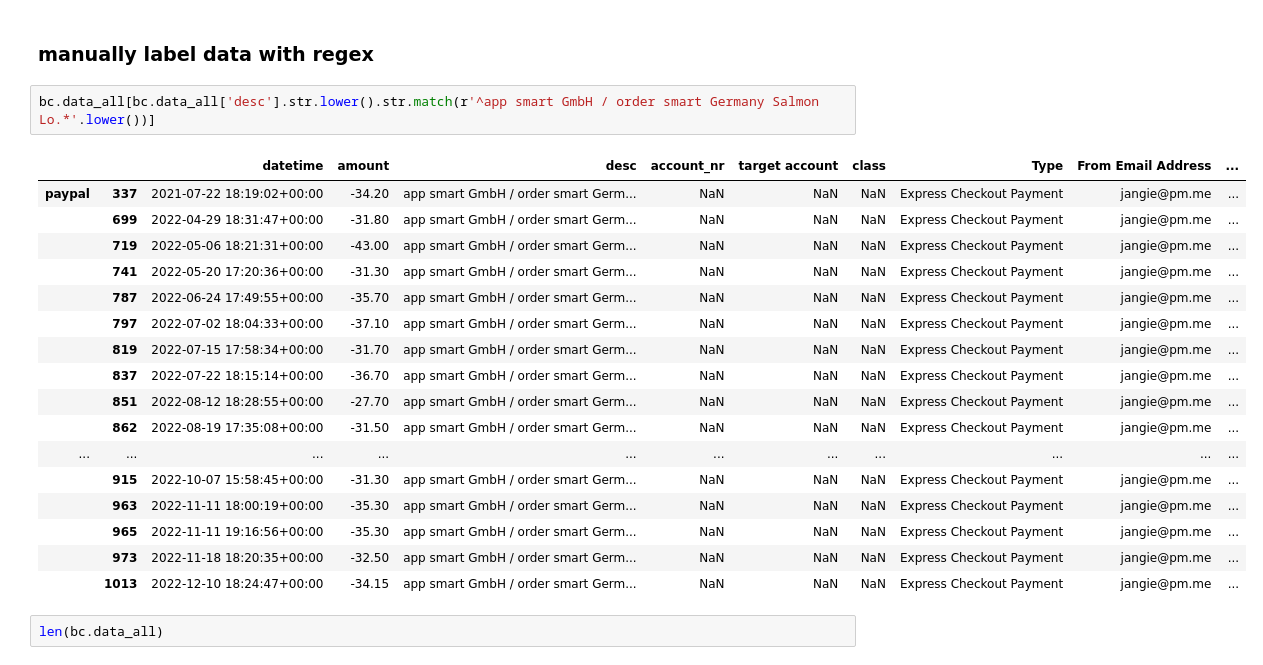
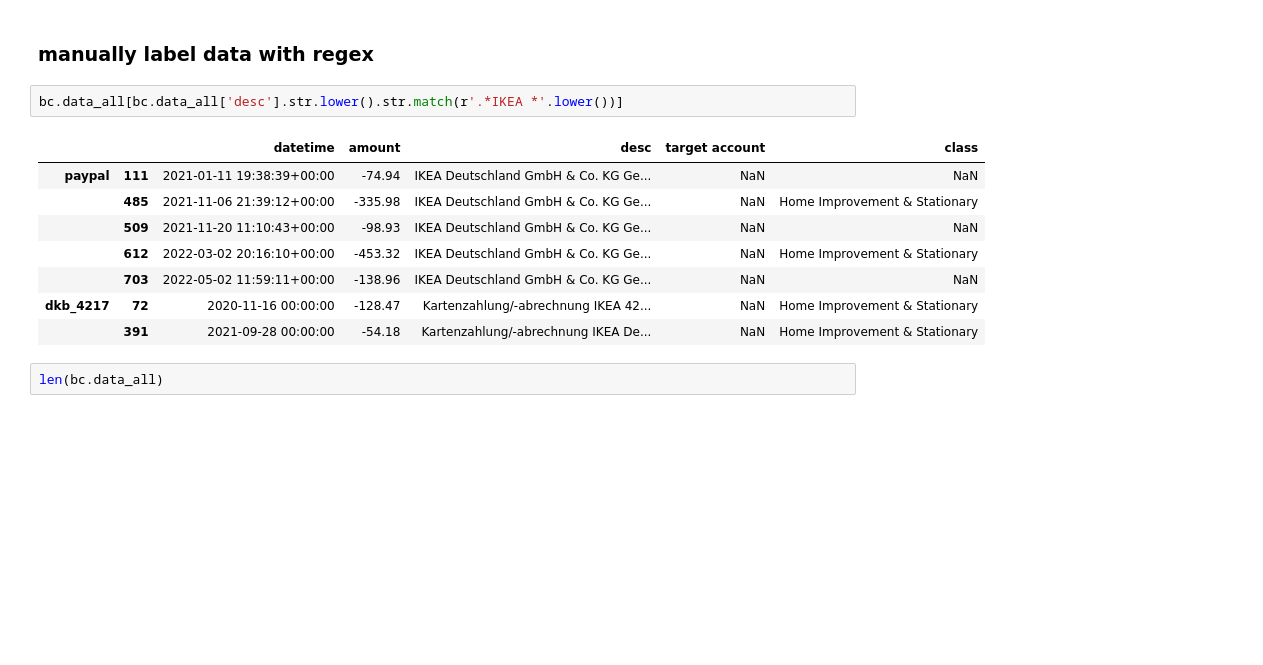
Before and after one commit to JanGieseler/BankClassify, a Jupyter notebook: notebooks/add_data.ipynb, the cells around one changed output. Cells and saved outputs as stored; diff of their text form; blank space fills up the shorter version.

```diff
--- a/notebooks/add_data.ipynb
+++ b/notebooks/add_data.ipynb
@@ -431,25 +448,16 @@ documents
 # %% [markdown]
 ### manually label data with regex
 # %%
-bc.data_all[bc.data_all['desc'].str.lower().str.match(r'^app smart GmbH / order smart Germany Salmon Lo.*'.lower())]
+bc.data_all[bc.data_all['desc'].str.lower().str.match(r'.*IKEA *'.lower())]
 # %% [output]
-|  |  | datetime | amount | desc | account_nr | target account | class | Type | From Email Address | ... |
-| paypal | 337 | 2021-07-22 18:19:02+00:00 | -34.20 | app smart GmbH / order smart Germ... | NaN | NaN | NaN | Express Checkout Payment | jangie@pm.me | ... |
-|  | 699 | 2022-04-29 18:31:47+00:00 | -31.80 | app smart GmbH / order smart Germ... | NaN | NaN | NaN | Express Checkout Payment | jangie@pm.me | ... |
-|  | 719 | 2022-05-06 18:21:31+00:00 | -43.00 | app smart GmbH / order smart Germ... | NaN | NaN | NaN | Express Checkout Payment | jangie@pm.me | ... |
-|  | 741 | 2022-05-20 17:20:36+00:00 | -31.30 | app smart GmbH / order smart Germ... | NaN | NaN | NaN | Express Checkout Payment | jangie@pm.me | ... |
-|  | 787 | 2022-06-24 17:49:55+00:00 | -35.70 | app smart GmbH / order smart Germ... | NaN | NaN | NaN | Express Checkout Payment | jangie@pm.me | ... |
-|  | 797 | 2022-07-02 18:04:33+00:00 | -37.10 | app smart GmbH / order smart Germ... | NaN | NaN | NaN | Express Checkout Payment | jangie@pm.me | ... |
-|  | 819 | 2022-07-15 17:58:34+00:00 | -31.70 | app smart GmbH / order smart Germ... | NaN | NaN | NaN | Express Checkout Payment | jangie@pm.me | ... |
-|  | 837 | 2022-07-22 18:15:14+00:00 | -36.70 | app smart GmbH / order smart Germ... | NaN | NaN | NaN | Express Checkout Payment | jangie@pm.me | ... |
-|  | 851 | 2022-08-12 18:28:55+00:00 | -27.70 | app smart GmbH / order smart Germ... | NaN | NaN | NaN | Express Checkout Payment | jangie@pm.me | ... |
-|  | 862 | 2022-08-19 17:35:08+00:00 | -31.50 | app smart GmbH / order smart Germ... | NaN | NaN | NaN | Express Checkout Payment | jangie@pm.me | ... |
-| ... | ... | ... | ... | ... | ... | ... | ... | ... | ... | ... |
-|  | 915 | 2022-10-07 15:58:45+00:00 | -31.30 | app smart GmbH / order smart Germ... | NaN | NaN | NaN | Express Checkout Payment | jangie@pm.me | ... |
-|  | 963 | 2022-11-11 18:00:19+00:00 | -35.30 | app smart GmbH / order smart Germ... | NaN | NaN | NaN | Express Checkout Payment | jangie@pm.me | ... |
-|  | 965 | 2022-11-11 19:16:56+00:00 | -35.30 | app smart GmbH / order smart Germ... | NaN | NaN | NaN | Express Checkout Payment | jangie@pm.me | ... |
-|  | 973 | 2022-11-18 18:20:35+00:00 | -32.50 | app smart GmbH / order smart Germ... | NaN | NaN | NaN | Express Checkout Payment | jangie@pm.me | ... |
-|  | 1013 | 2022-12-10 18:24:47+00:00 | -34.15 | app smart GmbH / order smart Germ... | NaN | NaN | NaN | Express Checkout Payment | jangie@pm.me | ... |
+|  |  | datetime | amount | desc | target account | class |
+| paypal | 111 | 2021-01-11 19:38:39+00:00 | -74.94 | IKEA Deutschland GmbH & Co. KG Ge... | NaN | NaN |
+|  | 485 | 2021-11-06 21:39:12+00:00 | -335.98 | IKEA Deutschland GmbH & Co. KG Ge... | NaN | Home Improvement & Stationary |
+|  | 509 | 2021-11-20 11:10:43+00:00 | -98.93 | IKEA Deutschland GmbH & Co. KG Ge... | NaN | NaN |
+|  | 612 | 2022-03-02 20:16:10+00:00 | -453.32 | IKEA Deutschland GmbH & Co. KG Ge... | NaN | Home Improvement & Stationary |
+|  | 703 | 2022-05-02 11:59:11+00:00 | -138.96 | IKEA Deutschland GmbH & Co. KG Ge... | NaN | NaN |
+| dkb_4217 | 72 | 2020-11-16 00:00:00 | -128.47 | Kartenzahlung/-abrechnung IKEA 42... | NaN | Home Improvement & Stationary |
+|  | 391 | 2021-09-28 00:00:00 | -54.18 | Kartenzahlung/-abrechnung IKEA De... | NaN | Home Improvement & Stationary |
 # %%
 len(bc.data_all)
 # %% [output]
```
Also changed, not shown: parts of 29 cells of this notebook, 5 other files.
